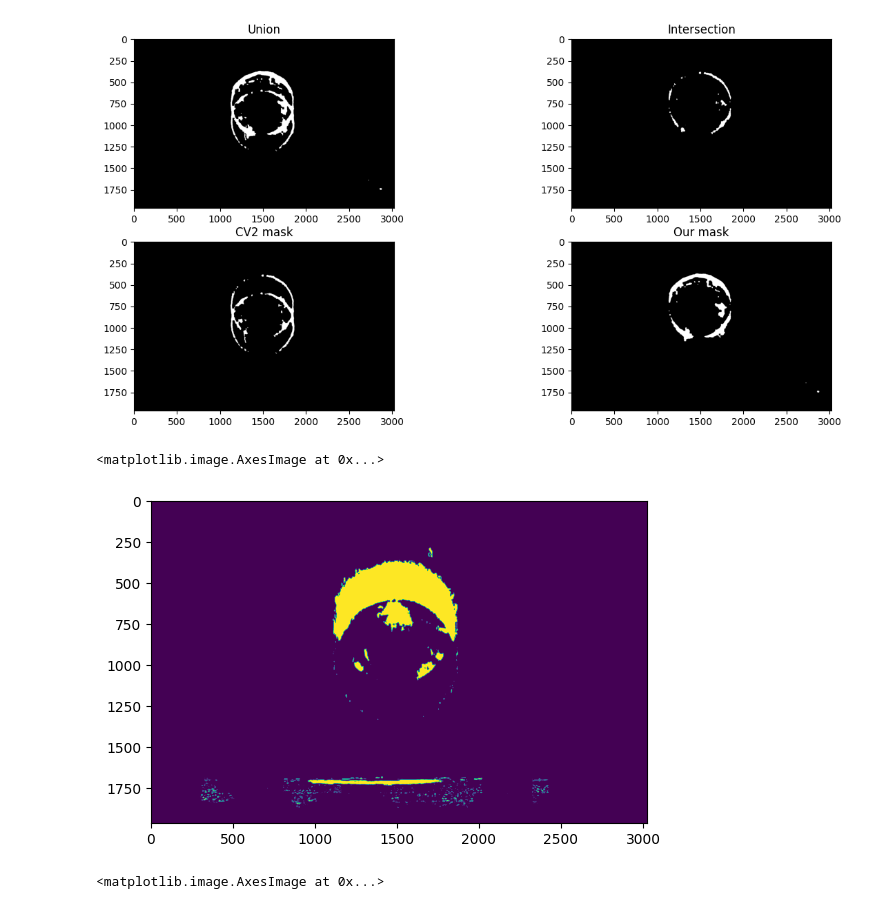
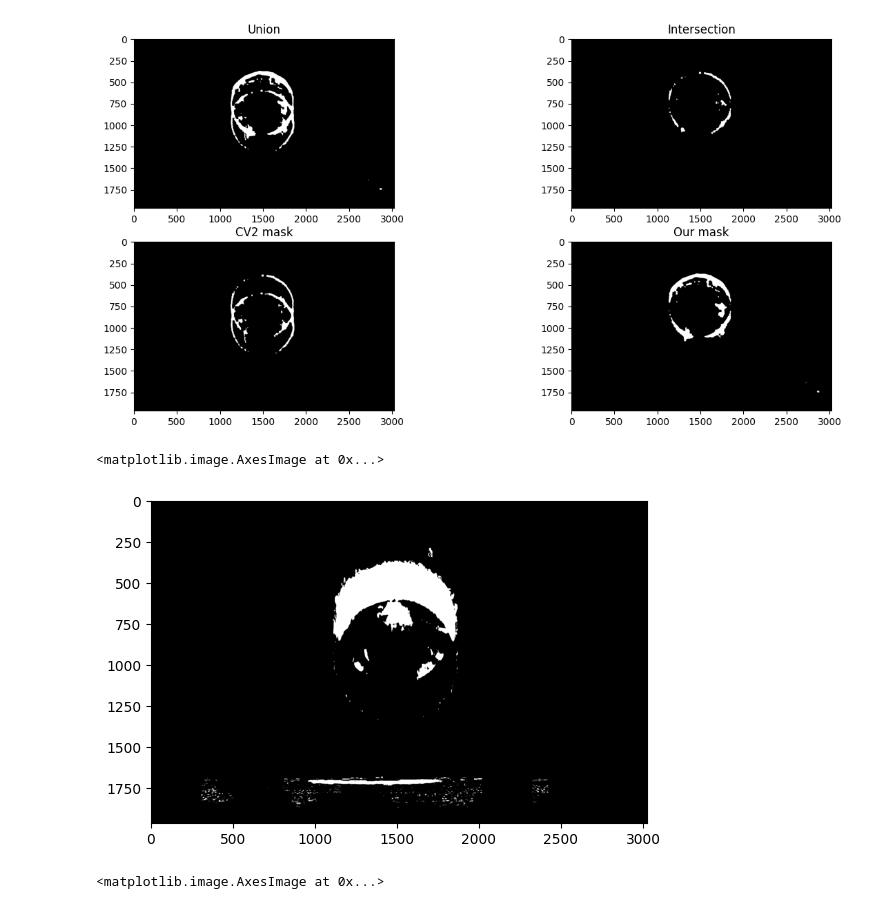
Before and after one commit to DavidIlnytskyi/linear-algebra-project-farneback-implementation, a Jupyter notebook: poly_exp.ipynb, the cells around one changed output. Cells and saved outputs as stored; diff of their text form; code cells hidden in the pictures.

```diff
--- a/poly_exp.ipynb
+++ b/poly_exp.ipynb
@@ -258,20 +258,20 @@ IoU("./data/IoU/test5.png", "./data/IoU/test6.png")
 # %%
 f11 = skimage.io.imread("./data/IoU/test5.png").astype(np.uint8)[:,:,:3]
 f12 = skimage.io.imread("./data/IoU/test6.png").astype(np.uint8)[:,:,:3]
 f21 = skimage.io.imread("./data/IoU/test5.png").astype(np.double)
 f22 = skimage.io.imread("./data/IoU/test6.png").astype(np.double)
 
 f11_grey = cv2.cvtColor(f11, code = cv2.COLOR_BGR2GRAY)
 f12_grey = cv2.cvtColor(f12, code = cv2.COLOR_BGR2GRAY)
 
 
 grayscale_diff = cv2.subtract(f11_grey, f12_grey)
-res = np.where(grayscale_diff > 1, 255, 0)
+res1 = np.where(grayscale_diff > 1, 255, 0)
 
-plt.imshow(res)
+plt.imshow(res1, cmap="gray")
 # %% [output]
 <matplotlib.image.AxesImage at 0x...>
-[figure, old version]
+[figure, new version]
 # %%
 import rembg
 import numpy as np
```
Also changed, not shown: parts of 2 cells of this notebook.
